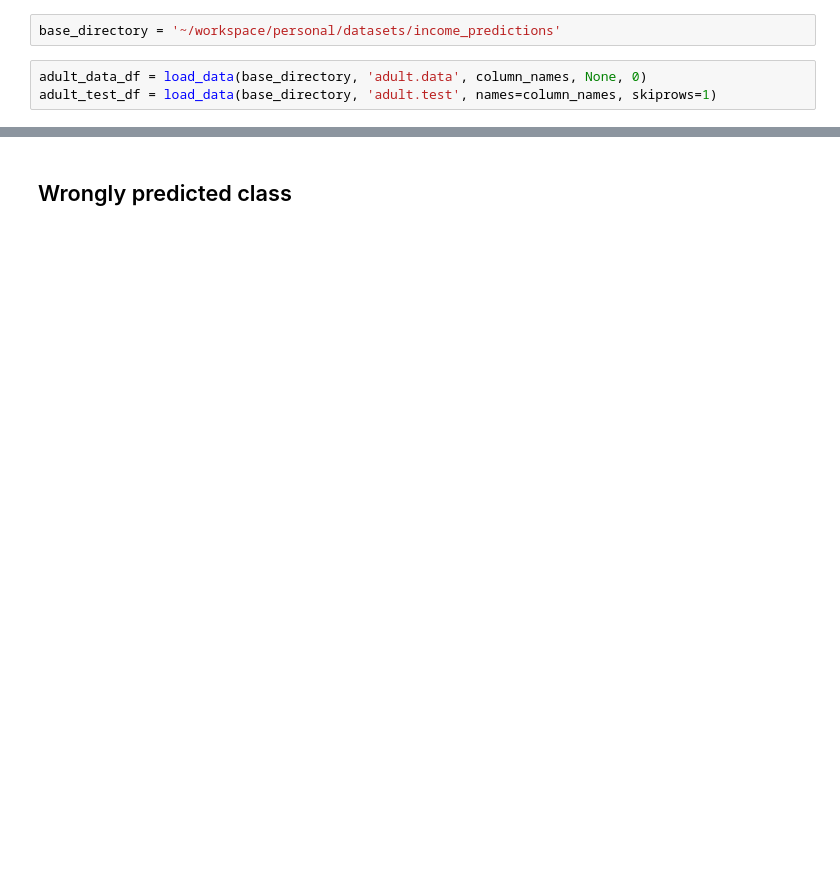
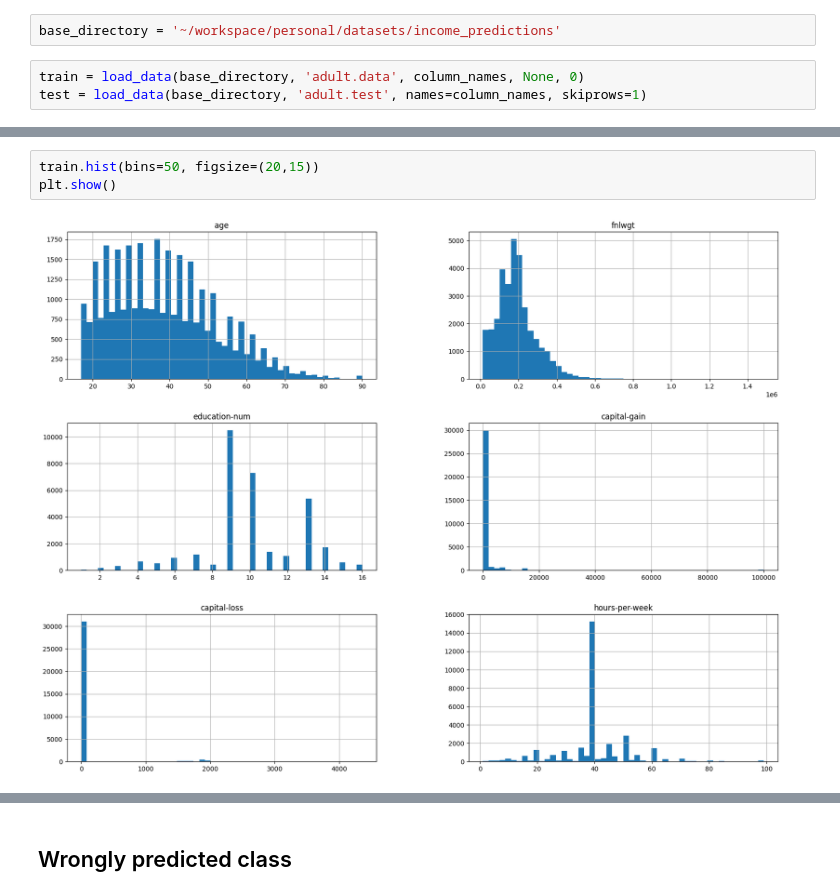
Before and after one commit to roypiyush/python_project, a Jupyter notebook: ml/income_prediction.ipynb, the cells around one changed output, grey strips where cells are left out. Cells and saved outputs as stored; diff of their text form; blank space fills up the shorter version.

```diff
--- a/ml/income_prediction.ipynb
+++ b/ml/income_prediction.ipynb
@@ -57,5 +81,5 @@ def using_model(model, scoring, cv):
 # %%
 base_directory = '~/workspace/personal/datasets/income_predictions'
 # %%
-adult_data_df = load_data(base_directory, 'adult.data', column_names, None, 0)
-adult_test_df = load_data(base_directory, 'adult.test', names=column_names, skiprows=1)
+train = load_data(base_directory, 'adult.data', column_names, None, 0)
+test = load_data(base_directory, 'adult.test', names=column_names, skiprows=1)
@@ -62 +98,6 @@ adult_test_df = load_data(base_directory, 'adult.test', names=column_names, skip
+# %%
+train.hist(bins=50, figsize=(20,15))
+plt.show()
+# %% [output]
+[figure, added]
 # %%
```
Also changed, not shown: parts of 42 cells of this notebook, 1 other file.
